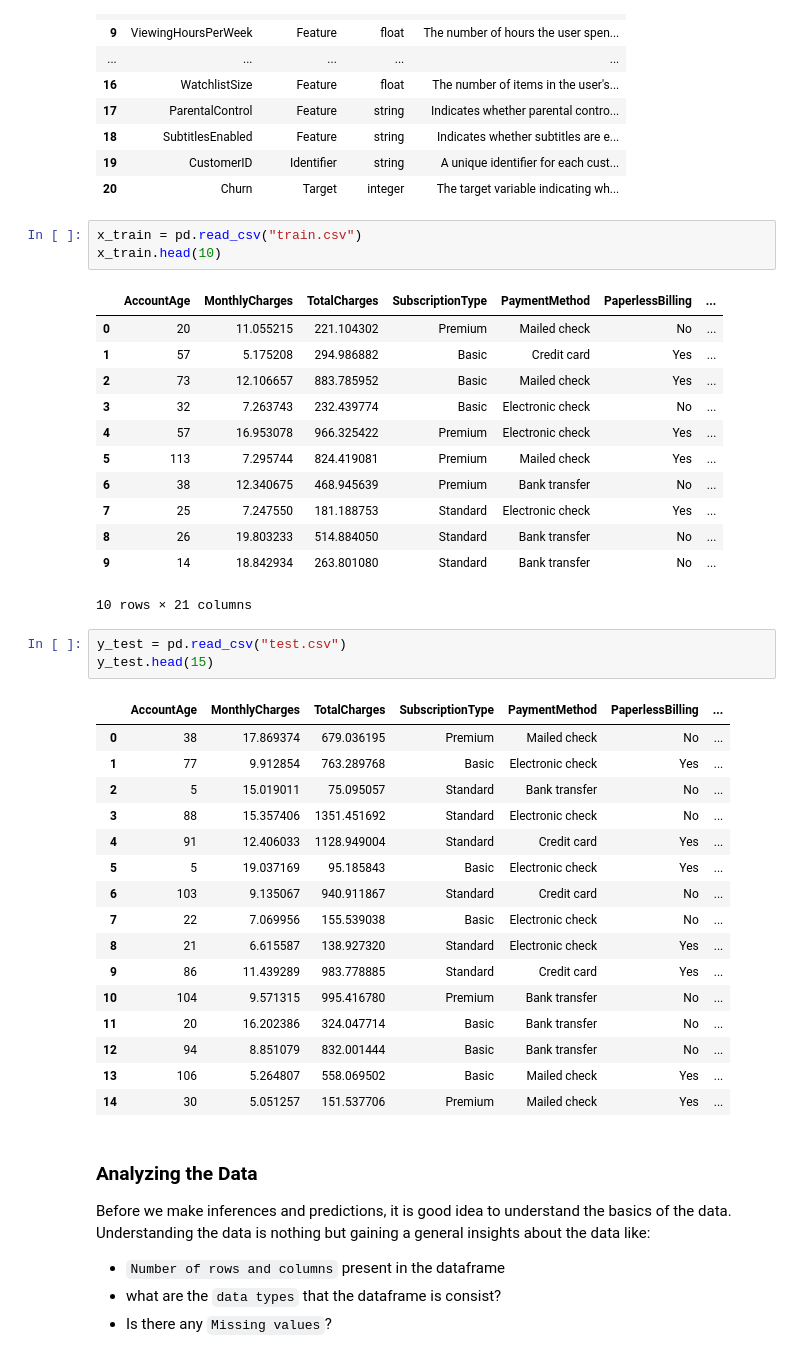
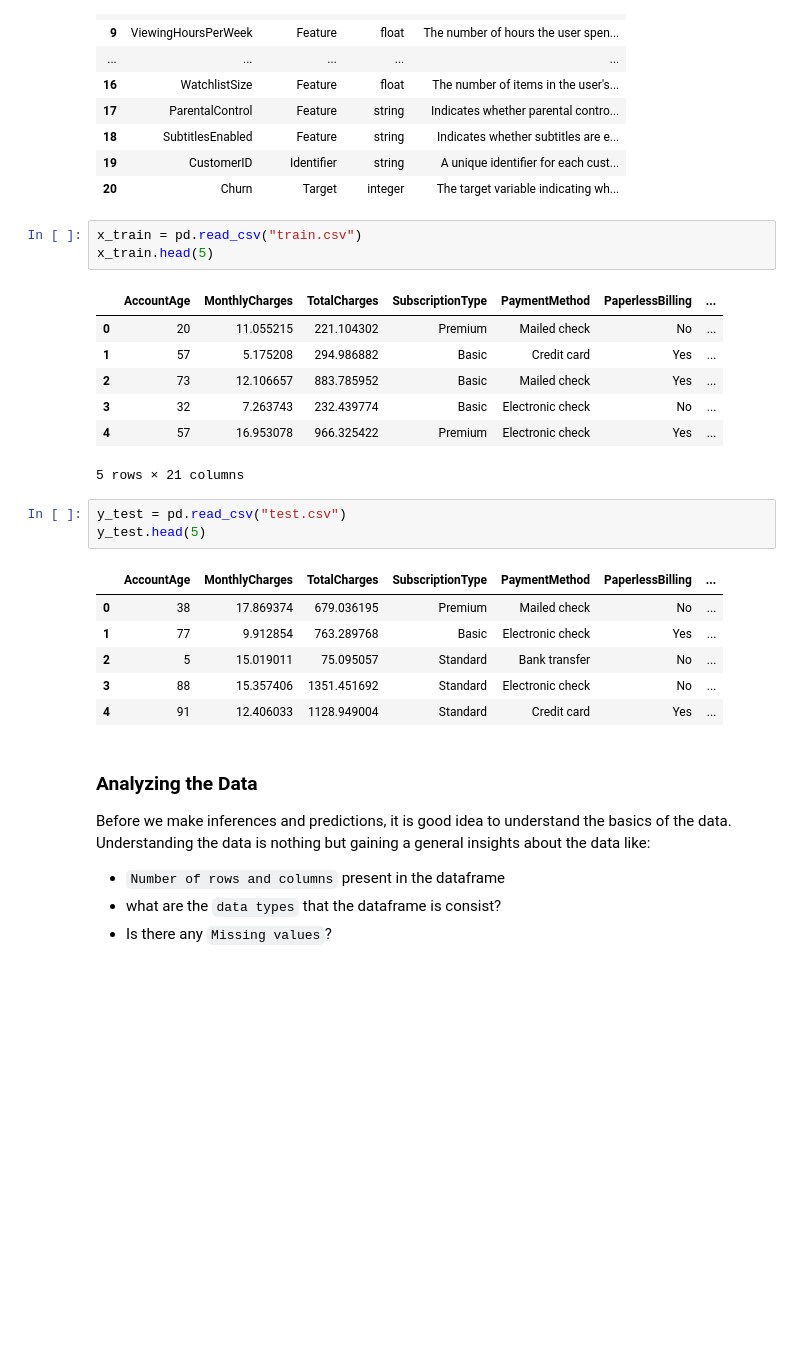
Before and after one commit to BVR198/Data-Science-Challenge, a Jupyter notebook: Customer Churn.ipynb, the cells around one changed output. Cells and saved outputs as stored; diff of their text form; blank space fills up the shorter version.

```diff
--- a/Customer Churn.ipynb
+++ b/Customer Churn.ipynb
@@ -26,7 +26,7 @@ data_description
 | 20 | Churn | Target | integer | The target variable indicating wh... |
 # %%
 x_train = pd.read_csv("train.csv")
-x_train.head(10)
+x_train.head(5)
 # %% [output]
 |  | AccountAge | MonthlyCharges | TotalCharges | SubscriptionType | PaymentMethod | PaperlessBilling | ... |
 | 0 | 20 | 11.055215 | 221.104302 | Premium | Mailed check | No | ... |
@@ -34,32 +34,17 @@ x_train.head(10)
 | 2 | 73 | 12.106657 | 883.785952 | Basic | Mailed check | Yes | ... |
 | 3 | 32 | 7.263743 | 232.439774 | Basic | Electronic check | No | ... |
 | 4 | 57 | 16.953078 | 966.325422 | Premium | Electronic check | Yes | ... |
-| 5 | 113 | 7.295744 | 824.419081 | Premium | Mailed check | Yes | ... |
-| 6 | 38 | 12.340675 | 468.945639 | Premium | Bank transfer | No | ... |
-| 7 | 25 | 7.247550 | 181.188753 | Standard | Electronic check | Yes | ... |
-| 8 | 26 | 19.803233 | 514.884050 | Standard | Bank transfer | No | ... |
-| 9 | 14 | 18.842934 | 263.801080 | Standard | Bank transfer | No | ... |
-10 rows × 21 columns
+5 rows × 21 columns
 # %%
 y_test = pd.read_csv("test.csv")
-y_test.head(15)
+y_test.head(5)
 # %% [output]
 |  | AccountAge | MonthlyCharges | TotalCharges | SubscriptionType | PaymentMethod | PaperlessBilling | ... |
 | 0 | 38 | 17.869374 | 679.036195 | Premium | Mailed check | No | ... |
 | 1 | 77 | 9.912854 | 763.289768 | Basic | Electronic check | Yes | ... |
 | 2 | 5 | 15.019011 | 75.095057 | Standard | Bank transfer | No | ... |
 | 3 | 88 | 15.357406 | 1351.451692 | Standard | Electronic check | No | ... |
 | 4 | 91 | 12.406033 | 1128.949004 | Standard | Credit card | Yes | ... |
-| 5 | 5 | 19.037169 | 95.185843 | Basic | Electronic check | Yes | ... |
-| 6 | 103 | 9.135067 | 940.911867 | Standard | Credit card | No | ... |
-| 7 | 22 | 7.069956 | 155.539038 | Basic | Electronic check | No | ... |
-| 8 | 21 | 6.615587 | 138.927320 | Standard | Electronic check | Yes | ... |
-| 9 | 86 | 11.439289 | 983.778885 | Standard | Credit card | Yes | ... |
-| 10 | 104 | 9.571315 | 995.416780 | Premium | Bank transfer | No | ... |
-| 11 | 20 | 16.202386 | 324.047714 | Basic | Bank transfer | No | ... |
-| 12 | 94 | 8.851079 | 832.001444 | Basic | Bank transfer | No | ... |
-| 13 | 106 | 5.264807 | 558.069502 | Basic | Mailed check | Yes | ... |
-| 14 | 30 | 5.051257 | 151.537706 | Premium | Mailed check | Yes | ... |
 # %% [markdown]
 ### Analyzing the Data
 
```
Also changed, not shown: parts of 20 cells of this notebook.
